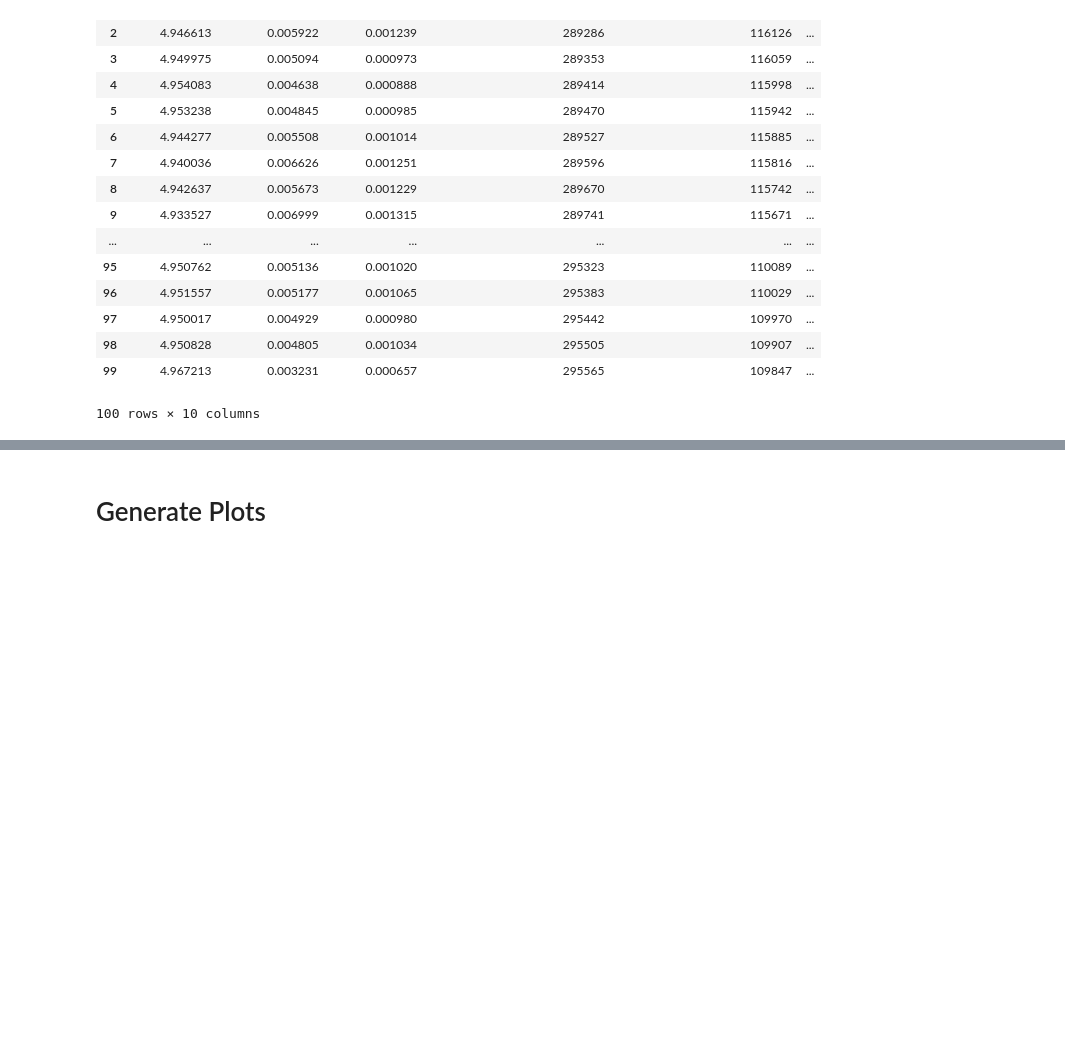
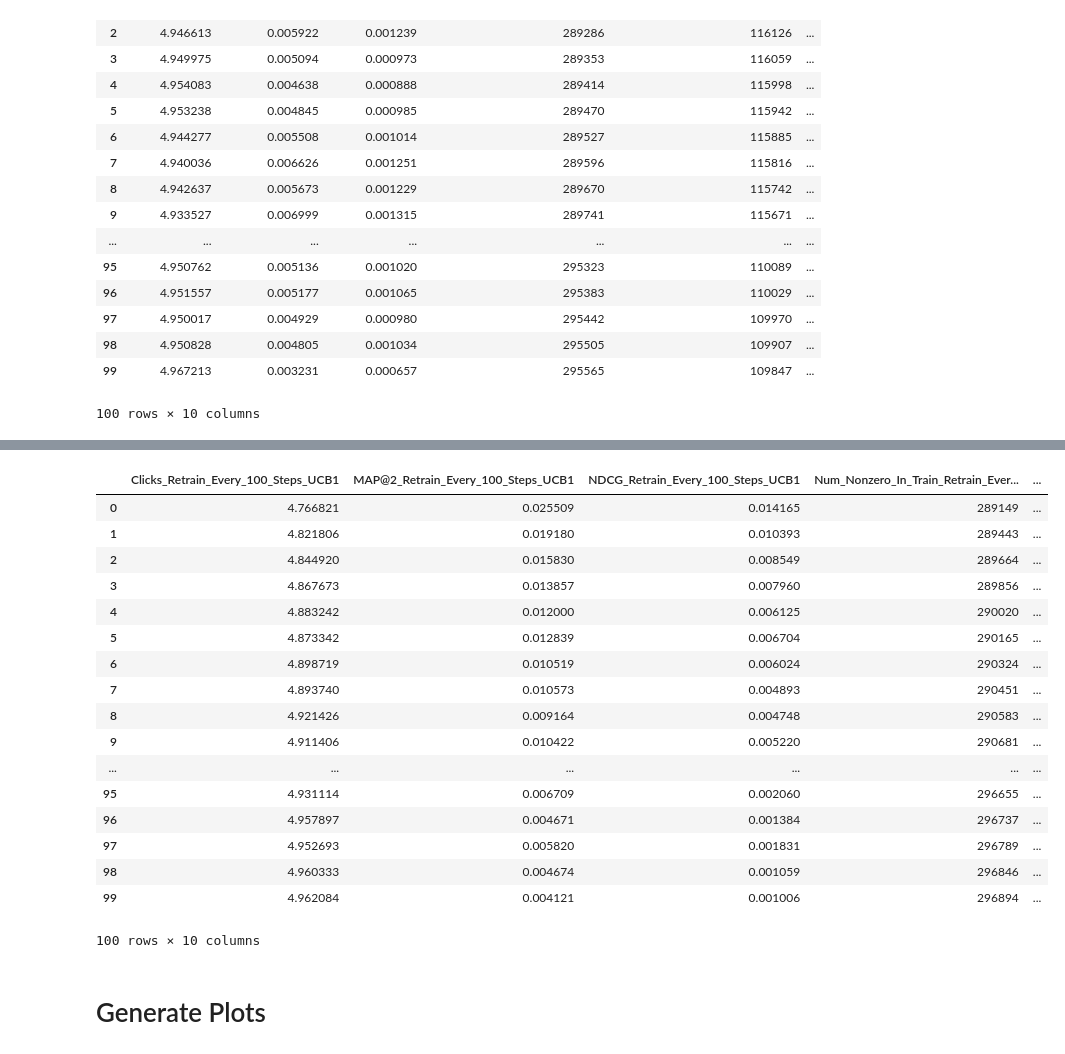
Before and after one commit to wuga214/Q-VAE-Recommendation, a Jupyter notebook: Kai Plot/Plot.ipynb, the cells around one changed output, grey strips where cells are left out. Drawn from its saved outputs; the diff is of its cells as text; code cells hidden in the pictures; blank space fills up the shorter version.

```diff
--- a/Kai Plot/Plot.ipynb
+++ b/Kai Plot/Plot.ipynb
@@ -132,6 +132,37 @@ Entropy_100steps_2items_per_step_per_user_retrain_every_1steps
 | 98 | 4.954954 | 0.003859 | 0.002366 | 290669 | ... |
 | 99 | 4.953311 | 0.004025 | 0.002292 | 290671 | ... |
 100 rows × 10 columns
+# %%
+UCB1_100steps_2items_per_step_per_user_retrain_every_100steps = preprocess_df("UCB1_100steps_2items_per_step_per_user_retrain_every_100steps")
+UCB1_100steps_2items_per_step_per_user_retrain_every_100steps.columns = ["Clicks_Retrain_Every_100_Steps_UCB1", "MAP@2_Retrain_Every_100_Steps_UCB1",
+                                                 "NDCG_Retrain_Every_100_Steps_UCB1",
+                                                 "Num_Nonzero_In_Train_Retrain_Every_100_Steps_UCB1",
+                                                 "Num_Nonzero_In_Valid_Retrain_Every_100_Steps_UCB1",
+                                                 "Num_Unmasked_Negative_Retrain_Every_100_Steps_UCB1",
+                                                 "Num_Unmasked_Positive_Retrain_Every_100_Steps_UCB1",
+                                                 "Precision@2_Retrain_Every_100_Steps_UCB1",
+                                                 "R-Precision_Retrain_Every_100_Steps_UCB1",
+                                                 "Recall@2_Retrain_Every_100_Steps_UCB1"]
+UCB1_100steps_2items_per_step_per_user_retrain_every_100steps
+# %% [output]
+|  | Clicks_Retrain_Every_100_Steps_UCB1 | MAP@2_Retrain_Every_100_Steps_UCB1 | NDCG_Retrain_Every_100_Steps_UCB1 | Num_Nonzero_In_Train_Retrain_Ever... | ... |
+| 0 | 4.766821 | 0.025509 | 0.014165 | 289149 | ... |
+| 1 | 4.821806 | 0.019180 | 0.010393 | 289443 | ... |
+| 2 | 4.844920 | 0.015830 | 0.008549 | 289664 | ... |
+| 3 | 4.867673 | 0.013857 | 0.007960 | 289856 | ... |
+| 4 | 4.883242 | 0.012000 | 0.006125 | 290020 | ... |
+| 5 | 4.873342 | 0.012839 | 0.006704 | 290165 | ... |
+| 6 | 4.898719 | 0.010519 | 0.006024 | 290324 | ... |
+| 7 | 4.893740 | 0.010573 | 0.004893 | 290451 | ... |
+| 8 | 4.921426 | 0.009164 | 0.004748 | 290583 | ... |
+| 9 | 4.911406 | 0.010422 | 0.005220 | 290681 | ... |
+| ... | ... | ... | ... | ... | ... |
+| 95 | 4.931114 | 0.006709 | 0.002060 | 296655 | ... |
+| 96 | 4.957897 | 0.004671 | 0.001384 | 296737 | ... |
+| 97 | 4.952693 | 0.005820 | 0.001831 | 296789 | ... |
+| 98 | 4.960333 | 0.004674 | 0.001059 | 296846 | ... |
+| 99 | 4.962084 | 0.004121 | 0.001006 | 296894 | ... |
+100 rows × 10 columns
 # %%
 df = pd.concat([random_100times_2items_per_time_df,
                 Entropy_100steps_2items_per_step_per_user_retrain_every_100steps,
```
Also changed, not shown: parts of 7 cells of this notebook, 19 other files.
